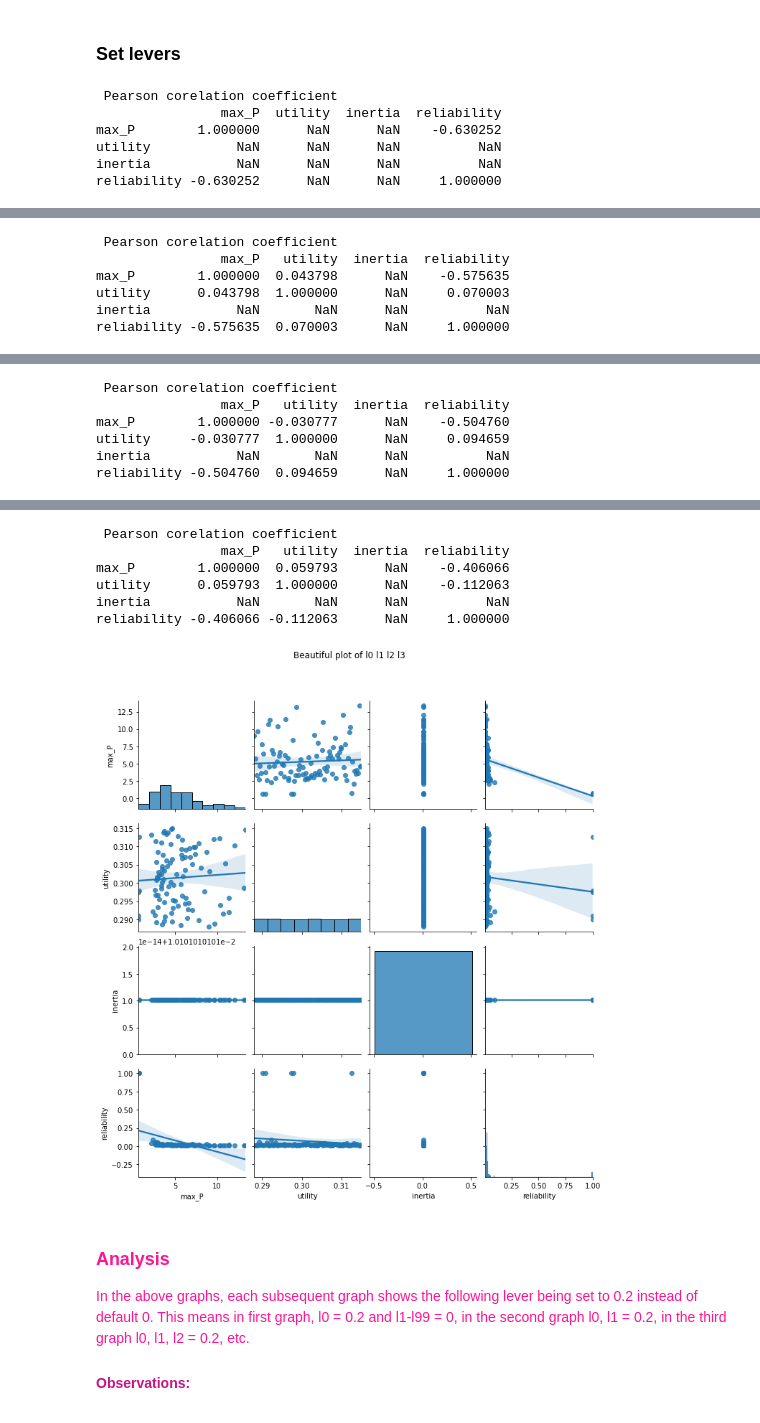
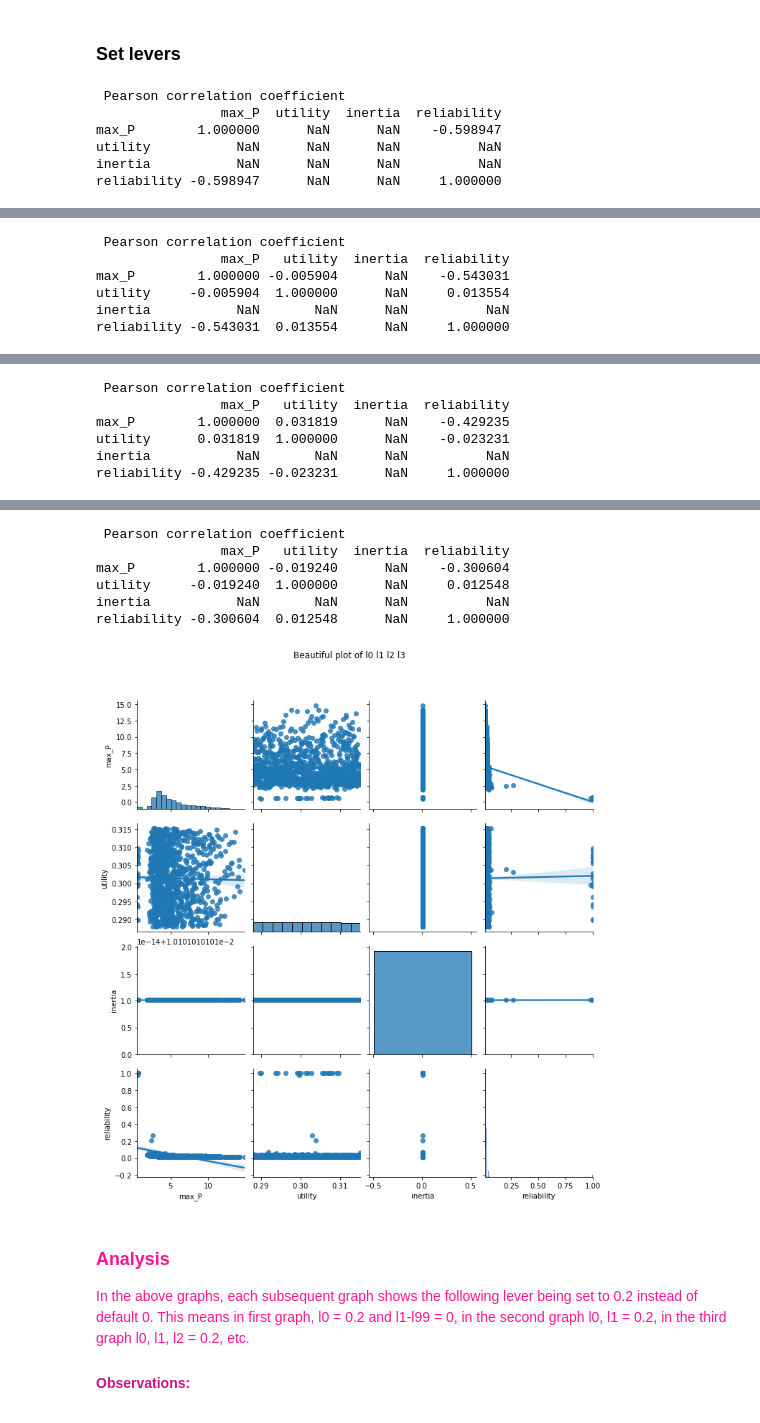
Before and after one commit to Lischip/FabiosDecisions, a Jupyter notebook: epa1361/Week 1-2 - general intro to exploratory modelling/assignment 2 - lakemodel.ipynb, the cells around one changed output, grey strips where cells are left out. Saved outputs shown, nothing was run; the diff lists cells and outputs as text; code cells hidden in the pictures.

```diff
--- a/epa1361/Week 1-2 - general intro to exploratory modelling/assignment 2 - lakemodel.ipynb
+++ b/epa1361/Week 1-2 - general intro to exploratory modelling/assignment 2 - lakemodel.ipynb
@@ -135,6 +135,18 @@ plt.show()
 ### Set levers
 # %%
 setmodel = Model('Lakemodel', function=lmf.lake_problem)
+
+uncertainties = [RealParameter('mean', 0.01, 0.5),
+                 RealParameter('stdev', 0.001, 0.005),
+                 RealParameter('b', 0.1, 0.45),
+                 RealParameter('q', 2, 4.5),
+                 RealParameter('delta', 0.93, 0.99)]
+
+outcomes = [ScalarOutcome('max_P', ScalarOutcome.MINIMIZE),
+            ScalarOutcome('utility', ScalarOutcome.MAXIMIZE),
+            ScalarOutcome('inertia', ScalarOutcome.INFO),
+            ScalarOutcome('reliability', ScalarOutcome.MAXIMIZE)]
+
 setmodel.uncertainties = uncertainties
 setmodel.outcomes = outcomes
 
@@ -145,7 +157,7 @@ for l in ["l0", "l1", "l2", "l3"]:
     leversdict[l] = 0.2
     setmodel.constants= [Constant(i[0], i[1]) for i in leversdict.items()]
     with SequentialEvaluator(setmodel) as evaluator:
-        experiments, outcomes = evaluator.perform_experiments(scenarios=100)
+        experiments, outcomes = evaluator.perform_experiments(scenarios=1000)
 
     data = process_data(experiments, outcomes)
     f= sns.pairplot(data, vars=outcomes.keys(), palette="Set1", kind="reg")
@@ -156,9 +168,9 @@ for l in ["l0", "l1", "l2", "l3"]:
     f.fig.suptitle(title, y=1.08)
     plt.show()
 # %% [output]
- Pearson corelation coefficient
+ Pearson correlation coefficient
                 max_P  utility  inertia  reliability
-max_P        1.000000      NaN      NaN    -0.630252
+max_P        1.000000      NaN      NaN    -0.598947
 utility           NaN      NaN      NaN          NaN
 inertia           NaN      NaN      NaN          NaN
-reliability -0.630252      NaN      NaN     1.000000
+reliability -0.598947      NaN      NaN     1.000000
@@ -166,6 +178,6 @@ reliability -0.630252      NaN      NaN     1.000000
- Pearson corelation coefficient
+ Pearson correlation coefficient
                 max_P   utility  inertia  reliability
-max_P        1.000000  0.043798      NaN    -0.575635
-utility      0.043798  1.000000      NaN     0.070003
+max_P        1.000000 -0.005904      NaN    -0.543031
+utility     -0.005904  1.000000      NaN     0.013554
 inertia           NaN       NaN      NaN          NaN
-reliability -0.575635  0.070003      NaN     1.000000
+reliability -0.543031  0.013554      NaN     1.000000
@@ -173,6 +185,6 @@ reliability -0.575635  0.070003      NaN     1.000000
- Pearson corelation coefficient
+ Pearson correlation coefficient
                 max_P   utility  inertia  reliability
-max_P        1.000000 -0.030777      NaN    -0.504760
-utility     -0.030777  1.000000      NaN     0.094659
+max_P        1.000000  0.031819      NaN    -0.429235
+utility      0.031819  1.000000      NaN    -0.023231
 inertia           NaN       NaN      NaN          NaN
-reliability -0.504760  0.094659      NaN     1.000000
+reliability -0.429235 -0.023231      NaN     1.000000
@@ -180,10 +192,10 @@ reliability -0.504760  0.094659      NaN     1.000000
- Pearson corelation coefficient
+ Pearson correlation coefficient
                 max_P   utility  inertia  reliability
-max_P        1.000000  0.059793      NaN    -0.406066
-utility      0.059793  1.000000      NaN    -0.112063
+max_P        1.000000 -0.019240      NaN    -0.300604
+utility     -0.019240  1.000000      NaN     0.012548
 inertia           NaN       NaN      NaN          NaN
-reliability -0.406066 -0.112063      NaN     1.000000
+reliability -0.300604  0.012548      NaN     1.000000
-[figure, old version]
+[figure, new version]
 # %% [markdown]
 <h3 style="color: #FF1493"> Analysis</h3>
 
```
Also changed, not shown: parts of 17 cells of this notebook, 3 other files.
